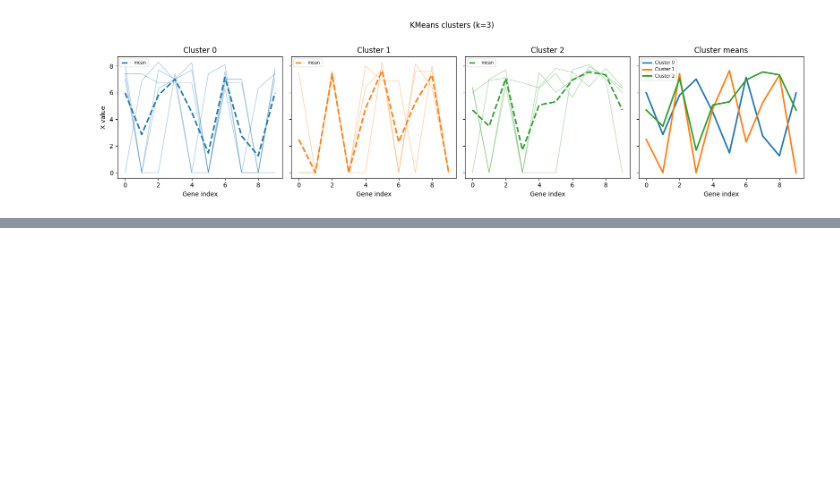
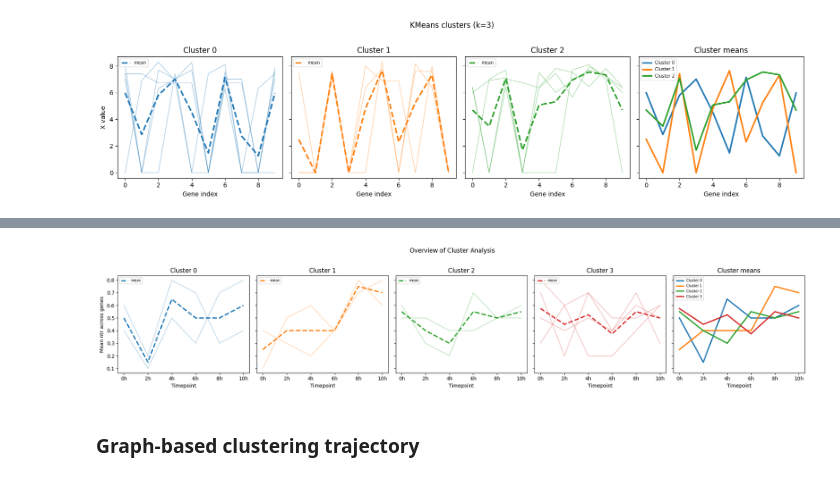
Before and after one commit to csw128/hdadata-package, a Jupyter notebook: milestone3_test.ipynb, the cells around one changed output, grey strips where cells are left out. Saved outputs shown, nothing was run; the diff lists cells and outputs as text; code cells hidden in the pictures; blank space fills up the shorter version.

```diff
--- a/milestone3_test.ipynb
+++ b/milestone3_test.ipynb
@@ -147,0 +192,12 @@ hda.visualize.line(
+# %%
+hda.visualize.line(
+    data=subset_top10,
+    cluster=c2,
+    key="ntr",
+    kind="trajectory",
+    trajectory_id=top_10_traj
+)
+# %% [output]
+[figure, added]
+# %% [markdown]
+### Graph-based clustering trajectory
```
Also changed, not shown: parts of 8 cells of this notebook, 11 other files.
